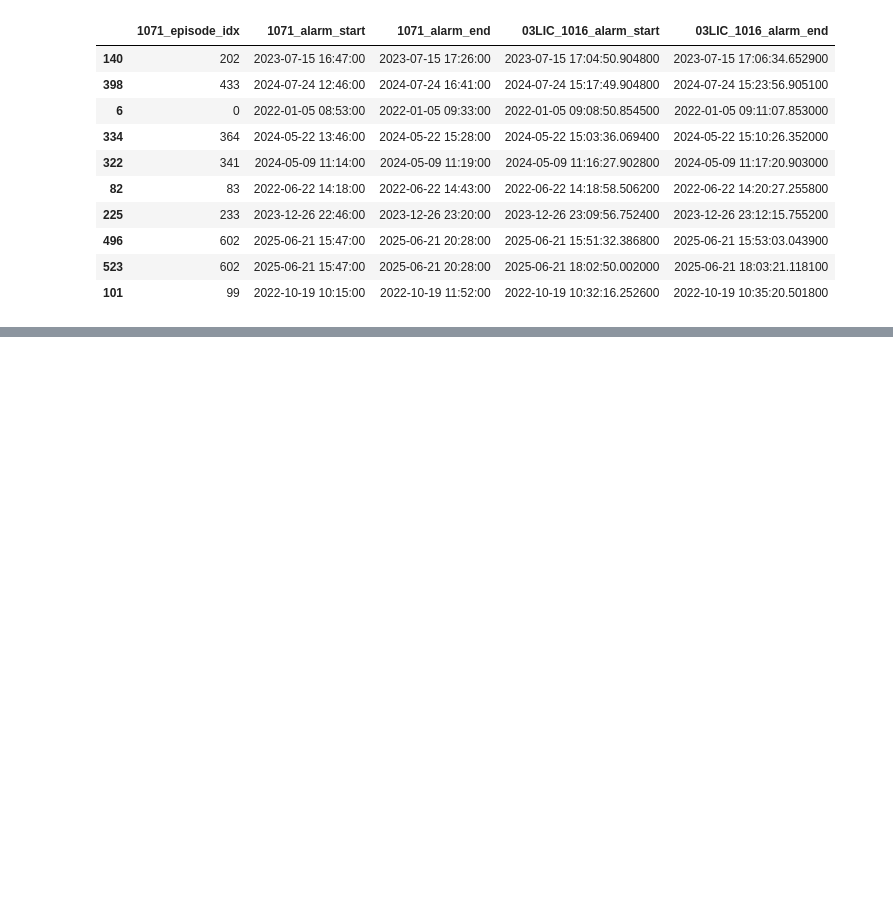
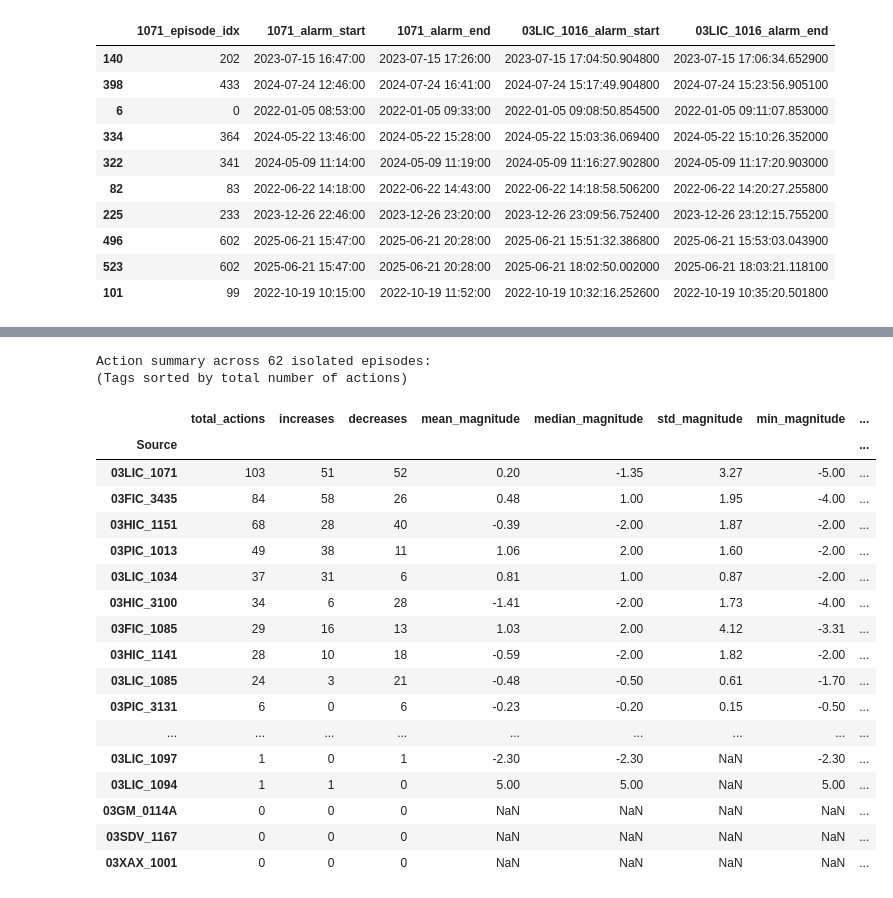
Before and after one commit to H604827/ControlActions, a Jupyter notebook: EXPERIMENTS/isolated_alarm_episode_analysis.ipynb, the cells around one changed output, grey strips where cells are left out. Drawn from its saved outputs; the diff is of its cells as text; code cells hidden in the pictures; blank space fills up the shorter version.

Commit message:
isolated alarms actions analysis + 1071 events alarms analysis

```diff
--- a/EXPERIMENTS/isolated_alarm_episode_analysis.ipynb
+++ b/EXPERIMENTS/isolated_alarm_episode_analysis.ipynb
@@ -504,0 +837,13 @@ pairs_df.sample(n=10, random_state=42)
+# %%
+# ============================================================
+# Select isolated episodes: few overlapping alarms
+# ============================================================
+MAX_OVERLAPS = 30  # <-- Adjust threshold as needed
+
+isolated_episodes = overlap_df[overlap_df['num_overlapping_alarms'] <= MAX_OVERLAPS].copy()
+print(f"Episodes with <= {MAX_OVERLAPS} overlapping alarms: {len(isolated_episodes)} / {len(overlap_df)}")
+print(f"\nBreakdown by overlap count:")
+print(isolated_episodes['num_overlapping_alarms'].value_counts().sort_index())
+print(f"\nDuration stats (minutes):")
+dur = (isolated_episodes['alarm_end'] - isolated_episodes['alarm_start']).dt.total_seconds() / 60
+print(dur.describe())
@@ -504,0 +928,41 @@ pairs_df.sample(n=10, random_state=42)
+# %%
+# ============================================================
+# Action summary per tag: direction, magnitude, timing
+# ============================================================
+action_summary = actions_df.groupby('Source').agg(
+    total_actions=('change_magnitude', 'count'),
+    increases=('change_direction', lambda x: (x == 'increase').sum()),
+    decreases=('change_direction', lambda x: (x == 'decrease').sum()),
+    mean_magnitude=('change_magnitude', 'mean'),
+    median_magnitude=('change_magnitude', 'median'),
+    std_magnitude=('change_magnitude', 'std'),
+    min_magnitude=('change_magnitude', 'min'),
+    max_magnitude=('change_magnitude', 'max'),
+    mean_minutes_into_episode=('minutes_into_episode', 'mean'),
+    num_episodes=('episode_idx', 'nunique'),
+).sort_values('total_actions', ascending=False).round(2)
+
+print(f"Action summary across {len(isolated_episodes)} isolated episodes:")
+print(f"(Tags sorted by total number of actions)\n")
+action_summary.head(20)
+# %% [output]
+Action summary across 62 isolated episodes:
+(Tags sorted by total number of actions)
+|  | total_actions | increases | decreases | mean_magnitude | median_magnitude | std_magnitude | min_magnitude | ... |
+| Source |  |  |  |  |  |  |  | ... |
+| 03LIC_1071 | 103 | 51 | 52 | 0.20 | -1.35 | 3.27 | -5.00 | ... |
+| 03FIC_3435 | 84 | 58 | 26 | 0.48 | 1.00 | 1.95 | -4.00 | ... |
+| 03HIC_1151 | 68 | 28 | 40 | -0.39 | -2.00 | 1.87 | -2.00 | ... |
+| 03PIC_1013 | 49 | 38 | 11 | 1.06 | 2.00 | 1.60 | -2.00 | ... |
+| 03LIC_1034 | 37 | 31 | 6 | 0.81 | 1.00 | 0.87 | -2.00 | ... |
+| 03HIC_3100 | 34 | 6 | 28 | -1.41 | -2.00 | 1.73 | -4.00 | ... |
+| 03FIC_1085 | 29 | 16 | 13 | 1.03 | 2.00 | 4.12 | -3.31 | ... |
+| 03HIC_1141 | 28 | 10 | 18 | -0.59 | -2.00 | 1.82 | -2.00 | ... |
+| 03LIC_1085 | 24 | 3 | 21 | -0.48 | -0.50 | 0.61 | -1.70 | ... |
+| 03PIC_3131 | 6 | 0 | 6 | -0.23 | -0.20 | 0.15 | -0.50 | ... |
+| ... | ... | ... | ... | ... | ... | ... | ... | ... |
+| 03LIC_1097 | 1 | 0 | 1 | -2.30 | -2.30 | NaN | -2.30 | ... |
+| 03LIC_1094 | 1 | 1 | 0 | 5.00 | 5.00 | NaN | 5.00 | ... |
+| 03GM_0114A | 0 | 0 | 0 | NaN | NaN | NaN | NaN | ... |
+| 03SDV_1167 | 0 | 0 | 0 | NaN | NaN | NaN | NaN | ... |
+| 03XAX_1001 | 0 | 0 | 0 | NaN | NaN | NaN | NaN | ... |
```
Also changed, not shown: parts of 19 cells of this notebook, 2 other files.
